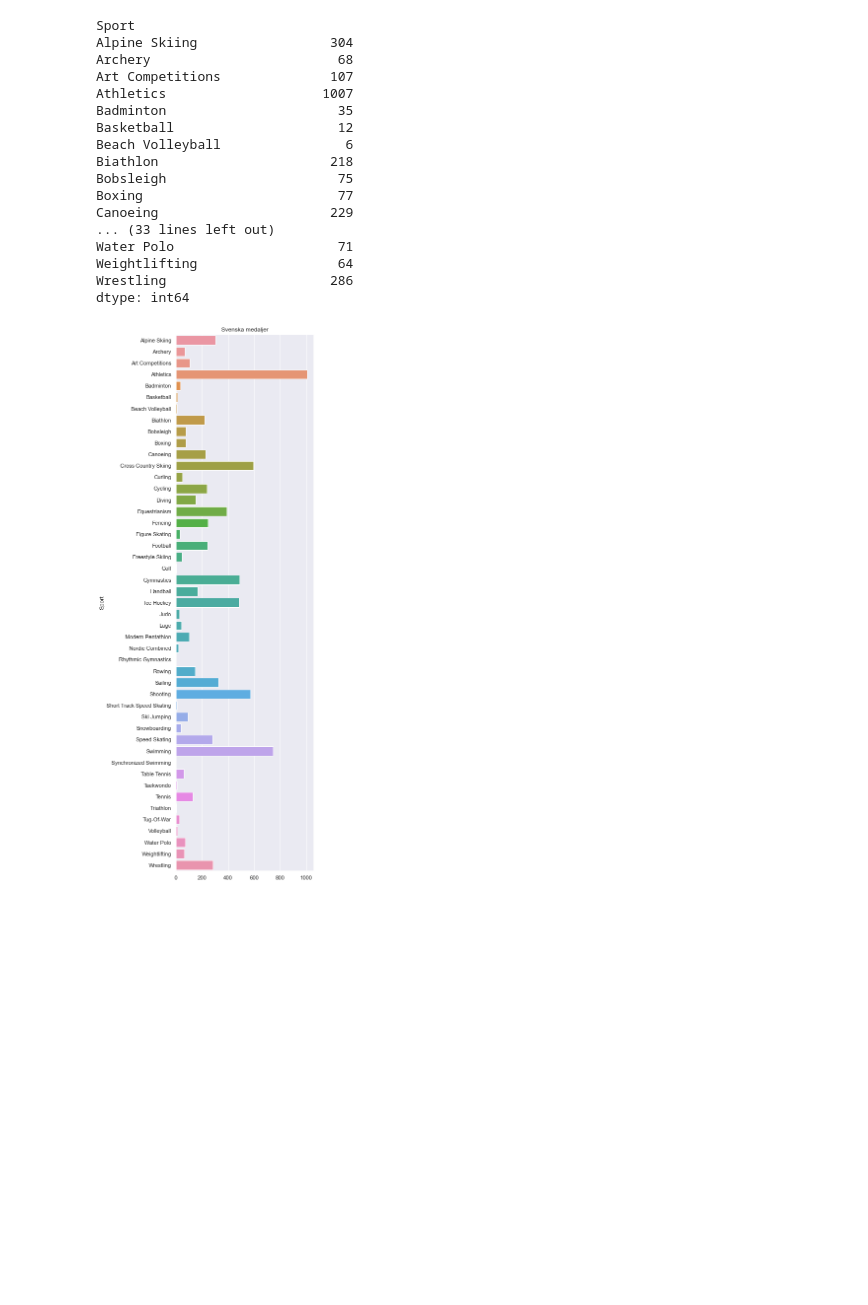
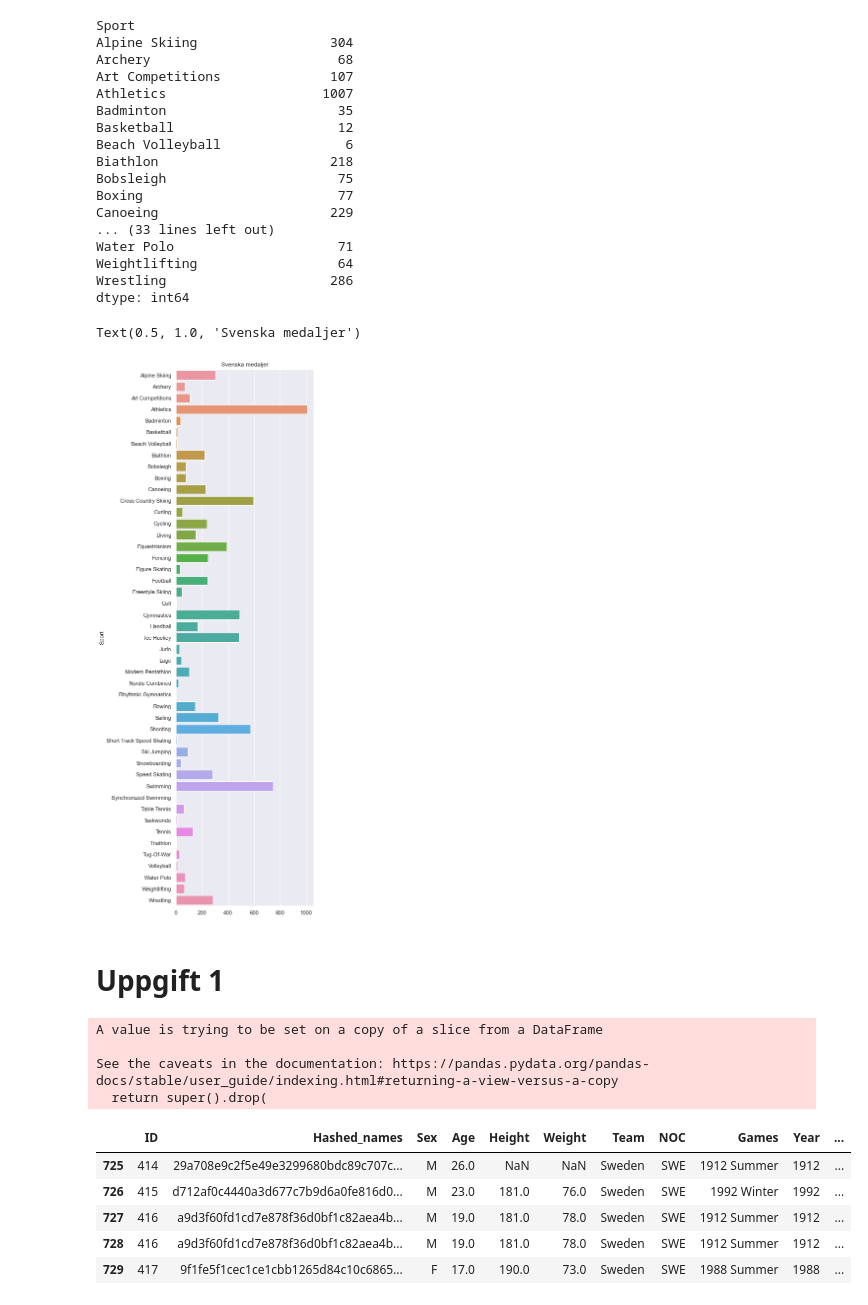
Before and after one commit to Erik-M-Larsson/Databehandling-OS-projekt-Felix-Tjernberg-Erik-Larsson, a Jupyter notebook: uppgift-0-1.ipynb, the cells around one changed output. Cells and saved outputs as stored; diff of their text form; code cells hidden in the pictures; blank space fills up the shorter version.

```diff
--- a/uppgift-0.ipynb
+++ b/uppgift-0-1.ipynb
@@ -170,7 +172,28 @@ Weightlifting                  64
 Wrestling                     286
 dtype: int64
 # %%
+sns.set(rc={"figure.figsize":(5, 20)})
 sns.barplot(x=swe_medals_count.values, y=swe_medals_count.index, ).set_title("Svenska medaljer")
-sns.set(rc={"figure.figsize":(5, 20)})
 # %% [output]
+Text(0.5, 1.0, 'Svenska medaljer')
 [figure]
+# %% [markdown]
+# Uppgift 1
+# %%
+swedish_athletes = athlete_events[athlete_events["NOC"] == "SWE"]
+# %%
+hashed_swedish_names = swedish_athletes['Name'].apply(lambda x: hashlib.sha256(x.encode()).hexdigest())
+swedish_athletes.insert(1, 'Hashed_names', hashed_swedish_names)
+swedish_athletes.drop(columns='Name', inplace=True)
+swedish_athletes.head()
+# %% [output]
+A value is trying to be set on a copy of a slice from a DataFrame
+
+See the caveats in the documentation: https://pandas.pydata.org/pandas-docs/stable/user_guide/indexing.html#returning-a-view-versus-a-copy
+  return super().drop(
+|  | ID | Hashed_names | Sex | Age | Height | Weight | Team | NOC | Games | Year | ... |
+| 725 | 414 | 29a708e9c2f5e49e3299680bdc89c707c... | M | 26.0 | NaN | NaN | Sweden | SWE | 1912 Summer | 1912 | ... |
+| 726 | 415 | d712af0c4440a3d677c7b9d6a0fe816d0... | M | 23.0 | 181.0 | 76.0 | Sweden | SWE | 1992 Winter | 1992 | ... |
+| 727 | 416 | a9d3f60fd1cd7e878f36d0bf1c82aea4b... | M | 19.0 | 181.0 | 78.0 | Sweden | SWE | 1912 Summer | 1912 | ... |
+| 728 | 416 | a9d3f60fd1cd7e878f36d0bf1c82aea4b... | M | 19.0 | 181.0 | 78.0 | Sweden | SWE | 1912 Summer | 1912 | ... |
+| 729 | 417 | 9f1fe5f1cec1ce1cbb1265d84c10c6865... | F | 17.0 | 190.0 | 73.0 | Sweden | SWE | 1988 Summer | 1988 | ... |
```
Also changed, not shown: parts of 4 cells of this notebook, 2 other files.
